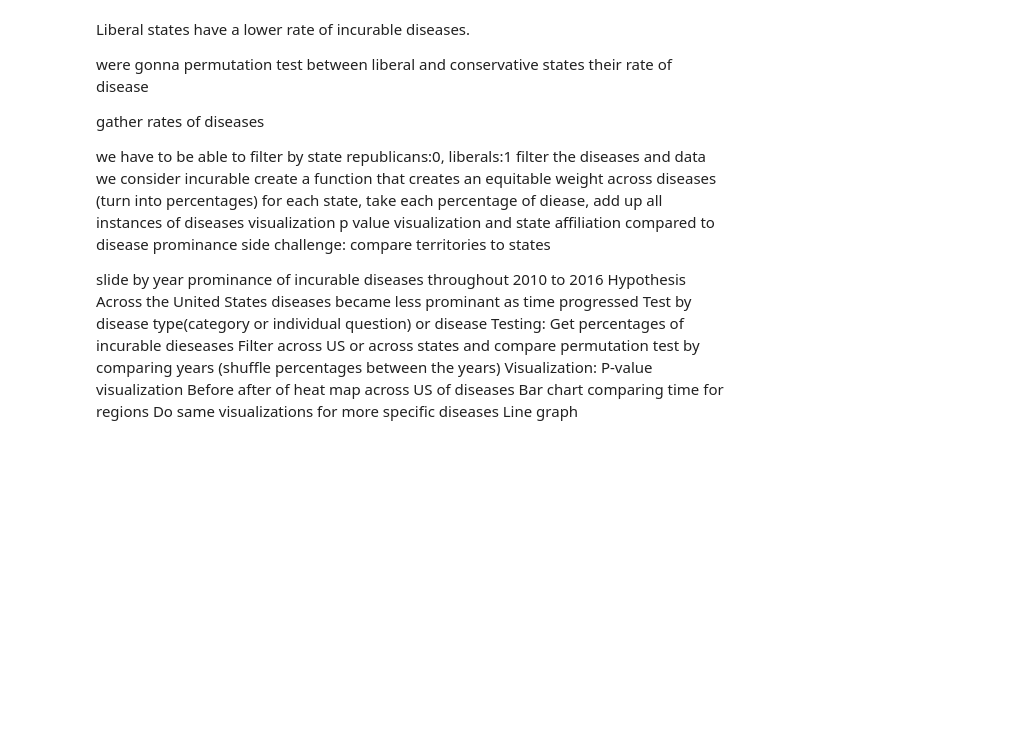
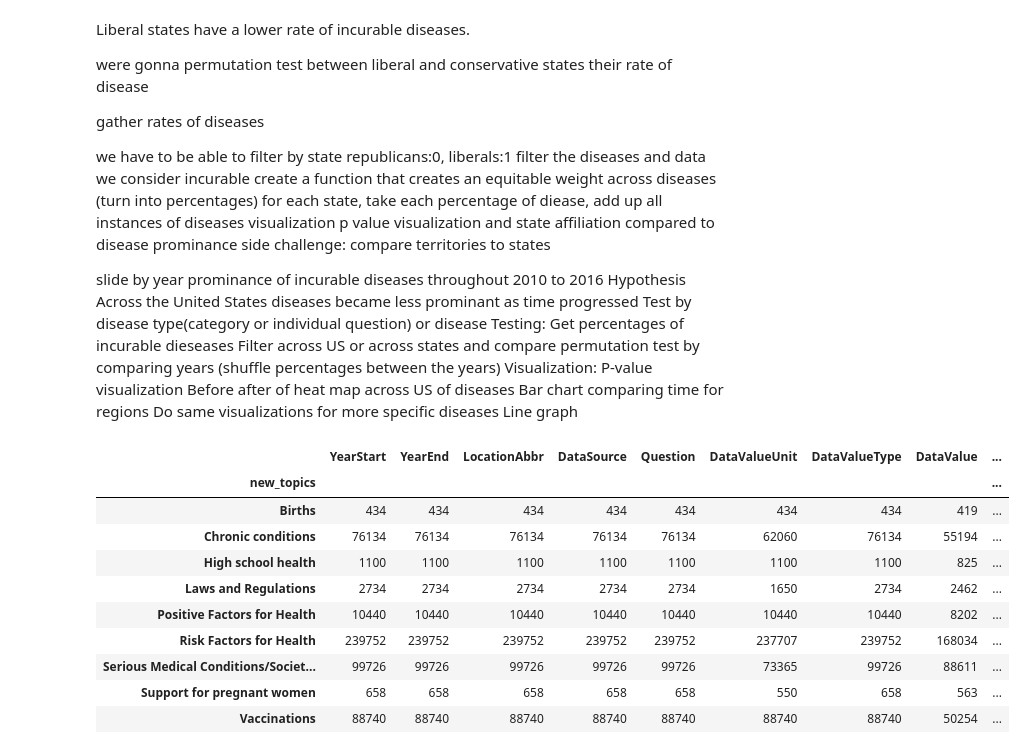
Before and after one commit to ajf01/DataHacks-2020-Science-Track, a Jupyter notebook: Untitled.ipynb, the cells around one changed output. Cells and saved outputs as stored; diff of their text form; code cells hidden in the pictures; blank space fills up the shorter version.

```diff
--- a/Untitled.ipynb
+++ b/Untitled.ipynb
@@ -116,0 +158,14 @@ Visualization:
+# %%
+dropped_altered.groupby('new_topics').count()
+# %% [output]
+|  | YearStart | YearEnd | LocationAbbr | DataSource | Question | DataValueUnit | DataValueType | DataValue | ... |
+| new_topics |  |  |  |  |  |  |  |  | ... |
+| Births | 434 | 434 | 434 | 434 | 434 | 434 | 434 | 419 | ... |
+| Chronic conditions | 76134 | 76134 | 76134 | 76134 | 76134 | 62060 | 76134 | 55194 | ... |
+| High school health | 1100 | 1100 | 1100 | 1100 | 1100 | 1100 | 1100 | 825 | ... |
+| Laws and Regulations | 2734 | 2734 | 2734 | 2734 | 2734 | 1650 | 2734 | 2462 | ... |
+| Positive Factors for Health | 10440 | 10440 | 10440 | 10440 | 10440 | 10440 | 10440 | 8202 | ... |
+| Risk Factors for Health | 239752 | 239752 | 239752 | 239752 | 239752 | 237707 | 239752 | 168034 | ... |
+| Serious Medical Conditions/Societ... | 99726 | 99726 | 99726 | 99726 | 99726 | 73365 | 99726 | 88611 | ... |
+| Support for pregnant women | 658 | 658 | 658 | 658 | 658 | 550 | 658 | 563 | ... |
+| Vaccinations | 88740 | 88740 | 88740 | 88740 | 88740 | 88740 | 88740 | 50254 | ... |
```
Also changed, not shown: parts of 18 cells of this notebook.
